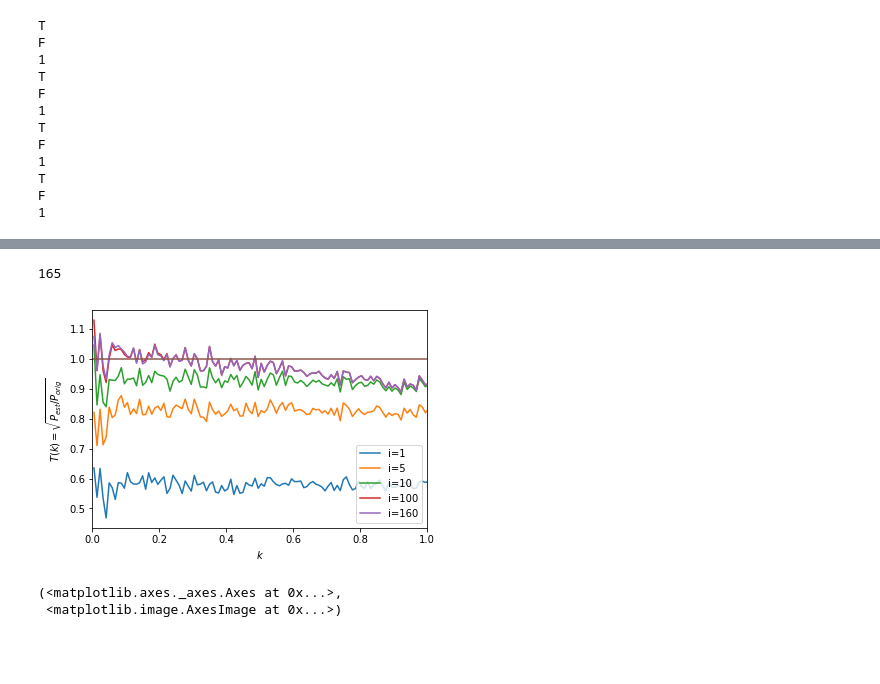
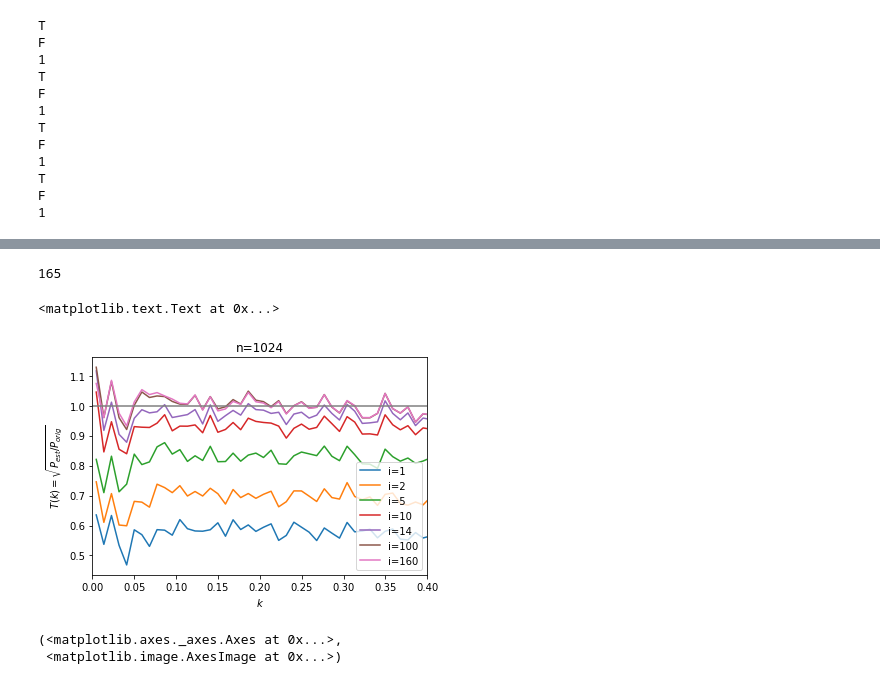
Before and after one commit to bhorowitz/weak_lensing, a Jupyter notebook: lin_mod.ipynb, the cells around one changed output, grey strips where cells are left out. Drawn from its saved outputs; the diff is of its cells as text; code cells hidden in the pictures; blank space fills up the shorter version.

```diff
--- a/lin_mod.ipynb
+++ b/lin_mod.ipynb
@@ -230,13 +230,13 @@ def transfer(a,lin=False):
         return sqrt(np.divide(a.theta,a.actual_ps_convolved))
     return sqrt(np.divide(a.theta_est,a.actual_ps_convolved))
 
-def transfer_array(f,data_actual,a=1.445,lin=False):
+def transfer_array(f,data_actual,a=1.0,lin=False):
     if lin:
         return sqrt(np.divide(f,data_actual))
     return sqrt(np.divide(f,data_actual))
 
 
-def coeffic_series(folder,data_actual,a = 1.44):
+def coeffic_series(folder,data_actual,a = 1.):
     q = []
     for c in range(1,1000):
         try:
@@ -253,27 +281,34 @@ def coeffic_series(folder,data_actual,a = 1.44):
 # %%
-data_actual = np.loadtxt("./build5/1024_stand/delta_ps.txt")
-transfers = coeffic_series("./build5/1024_stand/",data_actual,a=1.44685)
-kbins = np.loadtxt("./build5/1024_stand/k_bins.txt")
+data_actual = np.loadtxt("./build/test_1024/delta_ps.txt")
+transfers = coeffic_series("./build/test_1024/",data_actual,a=1.44685)
+kbins = np.loadtxt("./build/test_1024/k_bins.txt")
 
 plt.plot(kbins,transfers[0], label="i=1")
+plt.plot(kbins,transfers[1], label="i=2")
+
 plt.plot(kbins,transfers[4], label="i=5")
 plt.plot(kbins,transfers[9], label="i=10")
 #plt.plot(kbins,transfers[14], label="i=15")
+plt.plot(kbins,transfers[13], label="i=14")
 plt.plot(kbins,transfers[99], label="i=100")
+
 plt.plot(kbins,transfers[159], label="i=160")
+
 
 plt.legend(loc=4)
 
 
 plt.plot([0,2],[1,1])
-plt.xlim([0,1])
+plt.xlim([0,0.4])
 
 plt.xlabel("$k$")
 plt.ylabel("$T(k)=\sqrt{P_{est}/P_{orig}}$")
-plt.savefig("./1024_transfer.pdf")
+plt.title("n=1024")
+#plt.savefig("./1024_transfer.pdf")
 # %% [output]
 165
+<matplotlib.text.Text at 0x...>
-[figure, old version]
+[figure, new version]
 # %%
 plot_image(d.mask,colorbar=False,sizebar=False)
 # %% [output]
```
Also changed, not shown: parts of 1 cell of this notebook, 3 other files.
